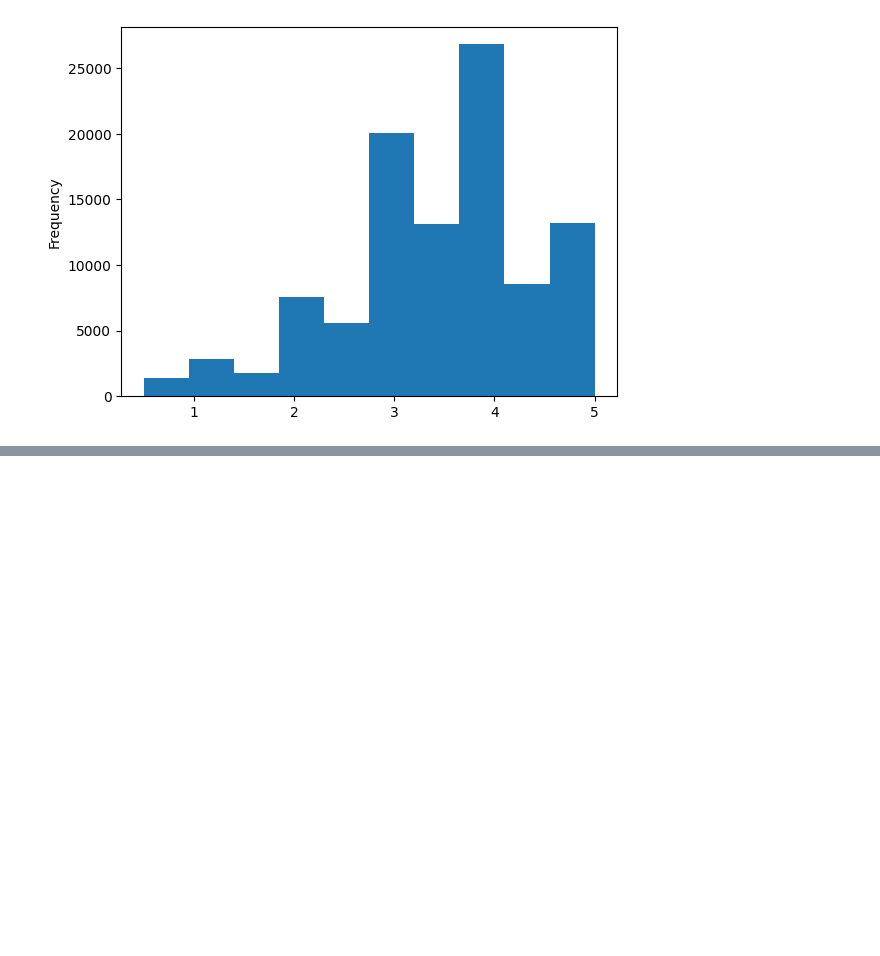
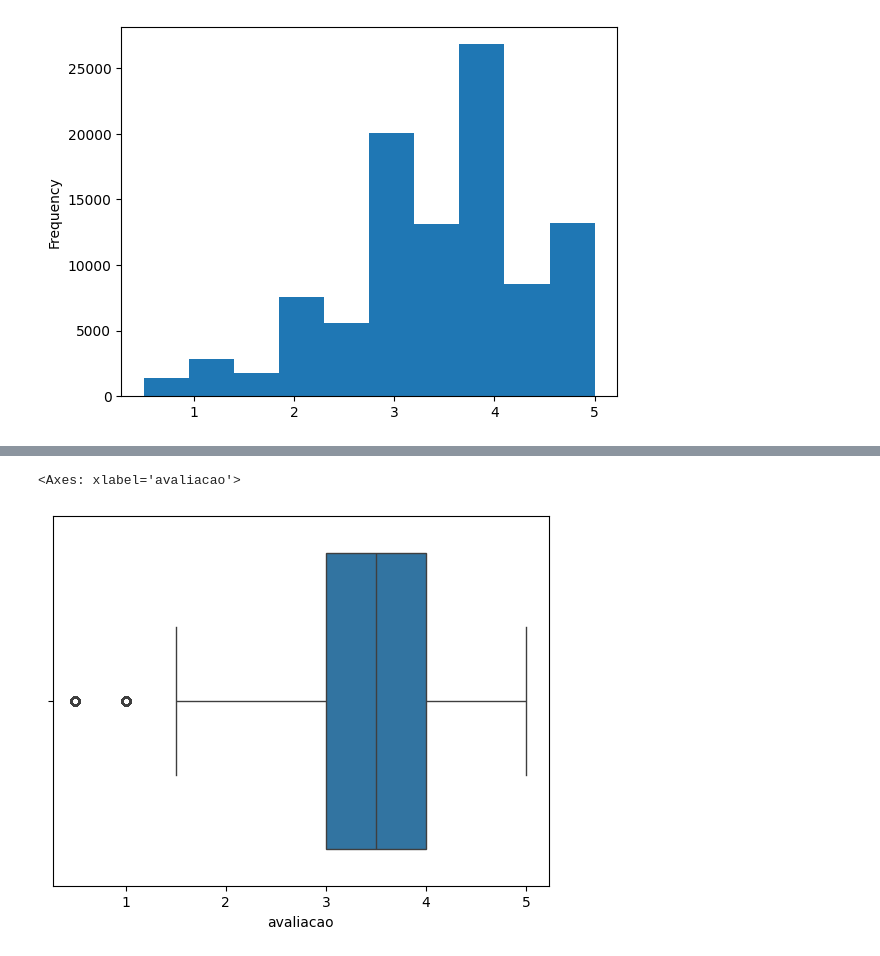
Before and after one commit to henriqueserafin/Senai-DF-Inovatech, a Jupyter notebook: semanaedatarde/dia1.ipynb, the cells around one changed output, grey strips where cells are left out. Saved outputs shown, nothing was run; the diff lists cells and outputs as text; code cells hidden in the pictures; blank space fills up the shorter version.

```diff
--- a/semanaedatarde/dia1.ipynb
+++ b/semanaedatarde/dia1.ipynb
@@ -239,0 +294,5 @@ df_filmes.avaliacao.plot(kind = 'hist')
+# %%
+sns.boxplot(x=notas)
+# %% [output]
+<Axes: xlabel='avaliacao'>
+[figure, added]
```
Also changed, not shown: parts of 34 cells of this notebook, 1 other file.
